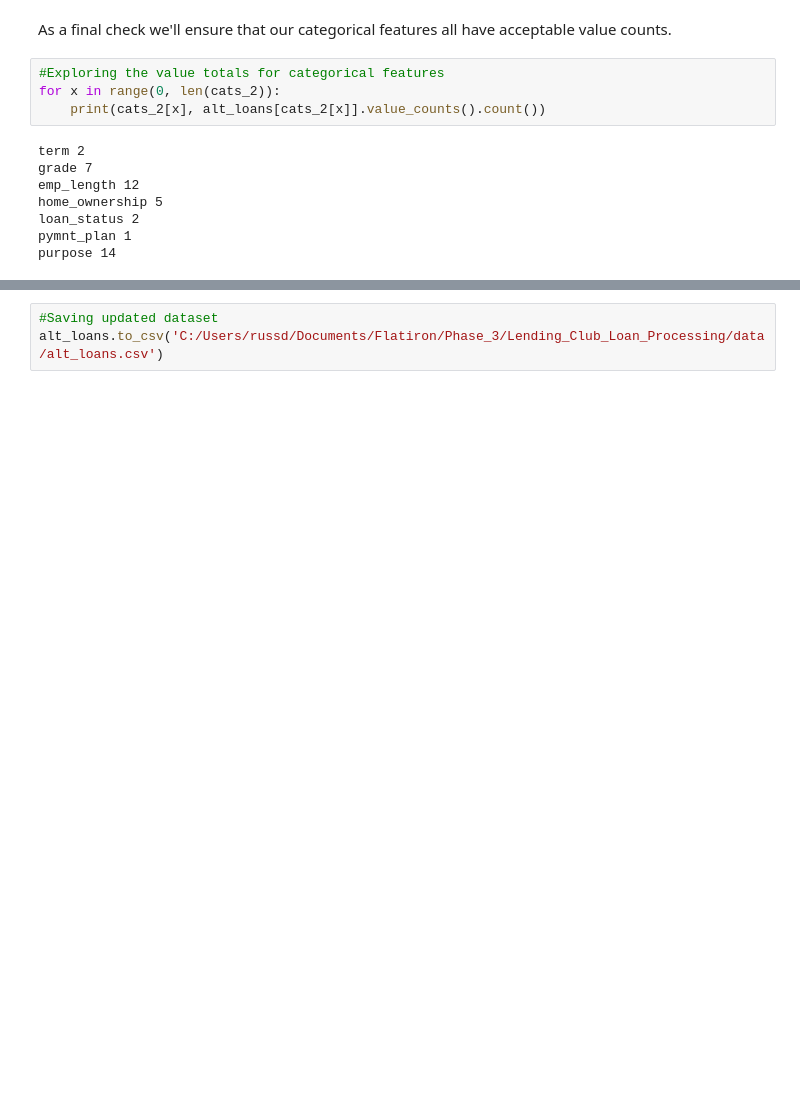
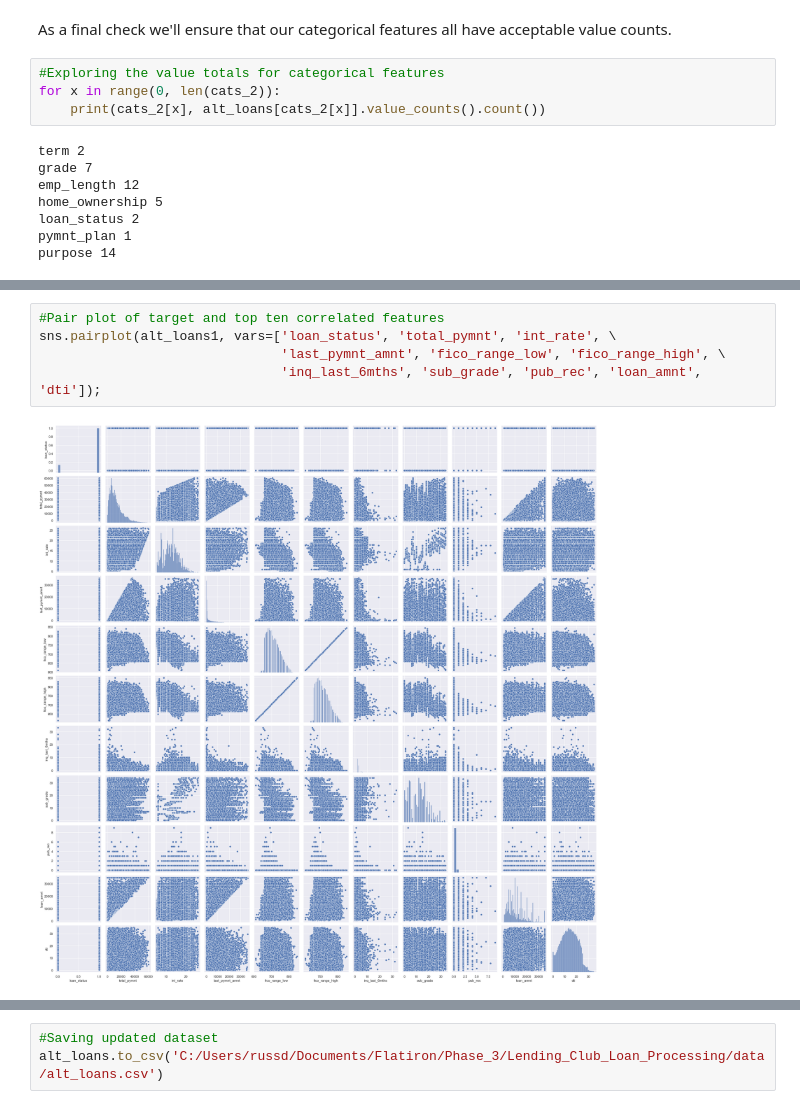
Before and after one commit to Tmoney80/Lending_Club_Loan_Processing, a Jupyter notebook: LCLP_I.ipynb, the cells around one changed output, grey strips where cells are left out. Cells and saved outputs as stored; diff of their text form; blank space fills up the shorter version.

```diff
--- a/LCLP_I.ipynb
+++ b/LCLP_I.ipynb
@@ -755,0 +873,7 @@ purpose 14
+# %%
+#Pair plot of target and top ten correlated features
+sns.pairplot(alt_loans1, vars=['loan_status', 'total_pymnt', 'int_rate', \
+                               'last_pymnt_amnt', 'fico_range_low', 'fico_range_high', \
+                               'inq_last_6mths', 'sub_grade', 'pub_rec', 'loan_amnt', 'dti']);
+# %% [output]
+[figure, added]
```
Also changed, not shown: parts of 16 cells of this notebook, 1 other file.
